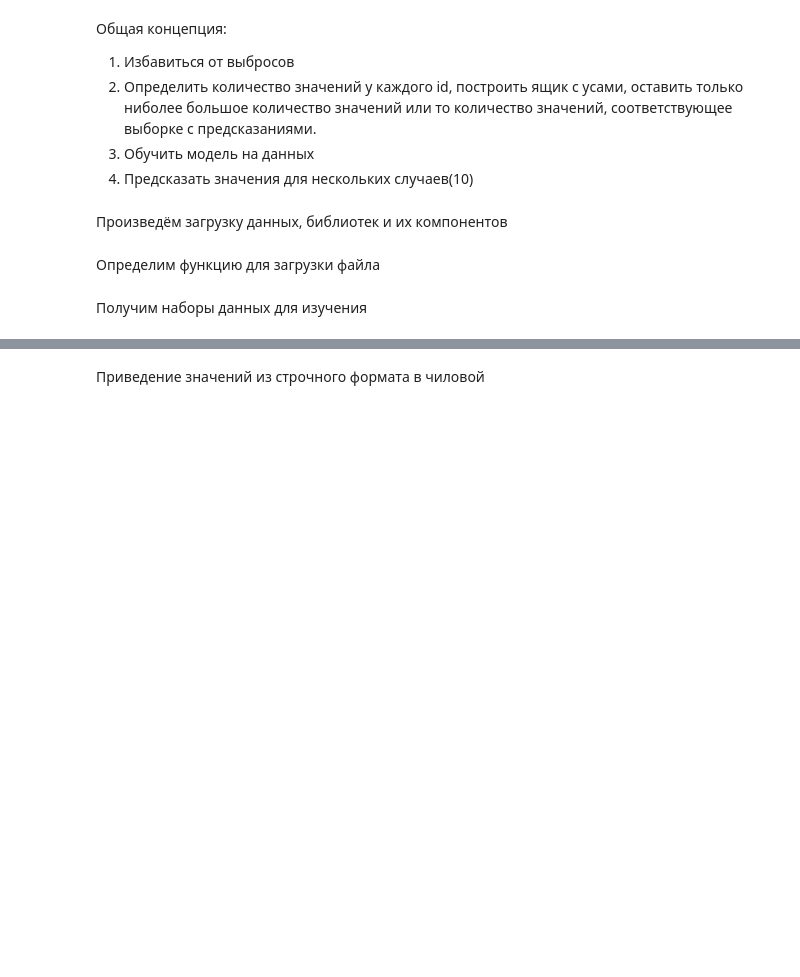
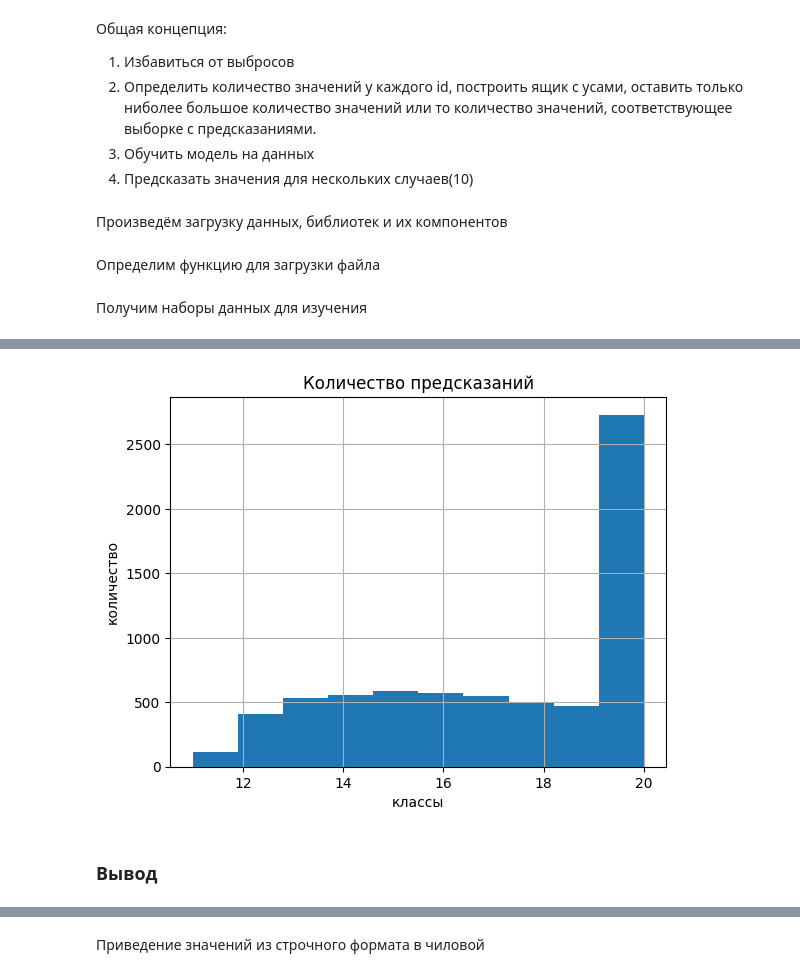
Before and after one commit to observer012/Pet_projects, a Jupyter notebook: kaggle Alfa-bank/Alfa_task.ipynb, the cells around one changed output, grey strips where cells are left out. Cells and saved outputs as stored; diff of their text form; code cells hidden in the pictures; blank space fills up the shorter version.

Commit message:
6. add data description

```diff
--- a/kaggle Alfa-bank/Alfa_task.ipynb
+++ b/kaggle Alfa-bank/Alfa_task.ipynb
@@ -58,7 +59,7 @@ from IPython.display import display
 # %%
 def download_file(name, sep=';'):
     try:
-        data = pd.read_csv(name, index_col ='Id', sep=sep)
+        data = pd.read_csv('data/' + name, index_col ='Id', sep=sep)
         return data
     except Exception as _:
         print('Загрузка файла вызвала ошибку\n', _)
@@ -70,0 +156,3 @@ submission_baseline_2 = download_file('submission_baseline_2.csv', sep=',')
+# %%
+how = submission_baseline_2['Predicted'].apply(lambda x: len([int(el) for el in x[1: -1].split()]))
+how.describe()
@@ -70,0 +169,9 @@ submission_baseline_2 = download_file('submission_baseline_2.csv', sep=',')
+# %%
+how.hist(range=(11, 20))
+plt.title('Количество предсказаний')
+plt.xlabel('классы')
+plt.ylabel('количество');
+# %% [output]
+[figure, added]
+# %% [markdown]
+### Вывод
```
Also changed, not shown: parts of 32 cells of this notebook.
